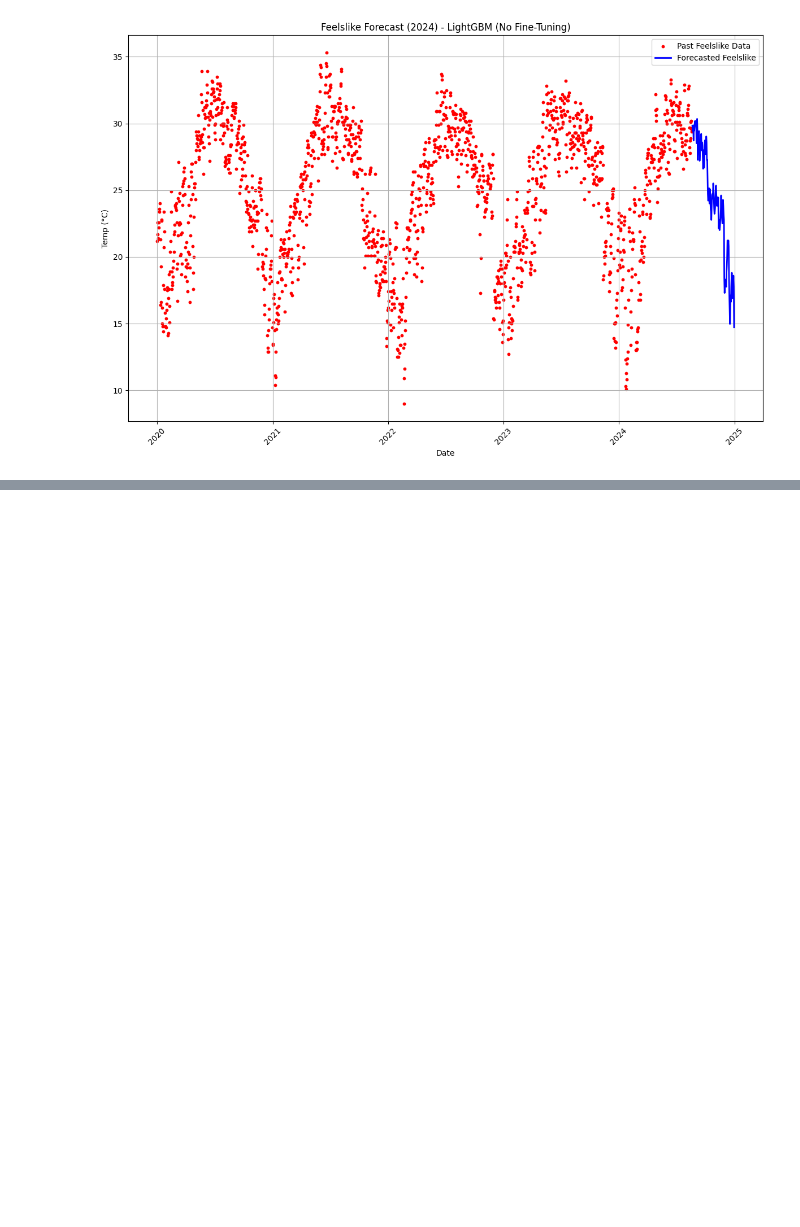
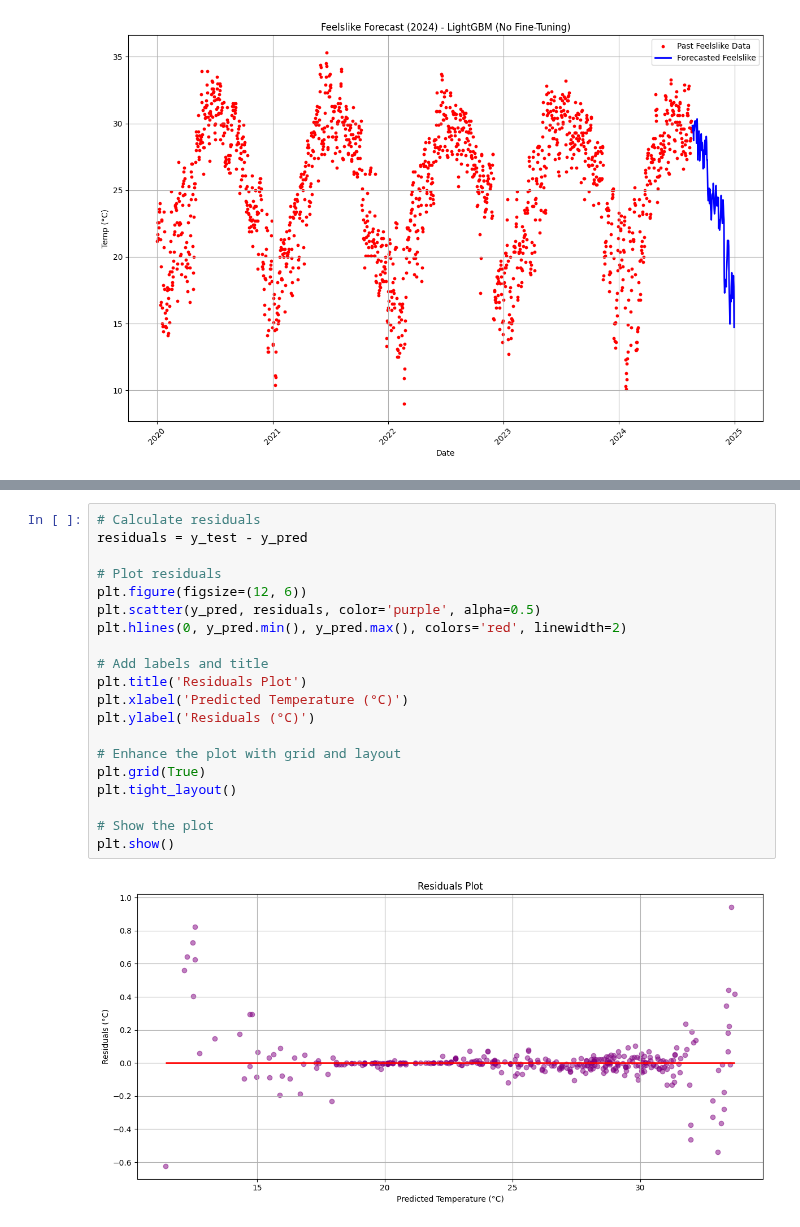
Before and after one commit to lbibi1805-dot/ML_WEATHER_PREDICTION, a Jupyter notebook: test_lgbm/temp/temp0.ipynb, the cells around one changed output, grey strips where cells are left out. Drawn from its saved outputs; the diff is of its cells as text; blank space fills up the shorter version.

```diff
--- a/test_lgbm/temp/temp0.ipynb
+++ b/test_lgbm/temp/temp0.ipynb
@@ -117,0 +153,22 @@ Predictions saved to 'temp_forecast_lgbm_2024.csv'
+# %%
+# Calculate residuals
+residuals = y_test - y_pred
+
+# Plot residuals
+plt.figure(figsize=(12, 6))
+plt.scatter(y_pred, residuals, color='purple', alpha=0.5)
+plt.hlines(0, y_pred.min(), y_pred.max(), colors='red', linewidth=2)
+
+# Add labels and title
+plt.title('Residuals Plot')
+plt.xlabel('Predicted Temperature (°C)')
+plt.ylabel('Residuals (°C)')
+
+# Enhance the plot with grid and layout
+plt.grid(True)
+plt.tight_layout()
+
+# Show the plot
+plt.show()
+# %% [output]
+[figure, added]
```
Also changed, not shown: parts of 4 cells of this notebook, 1 other file.
